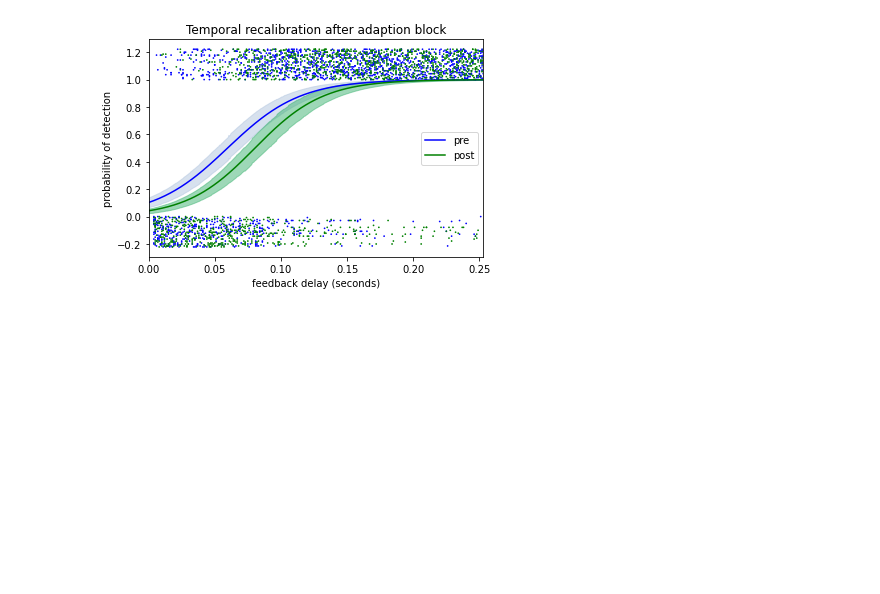
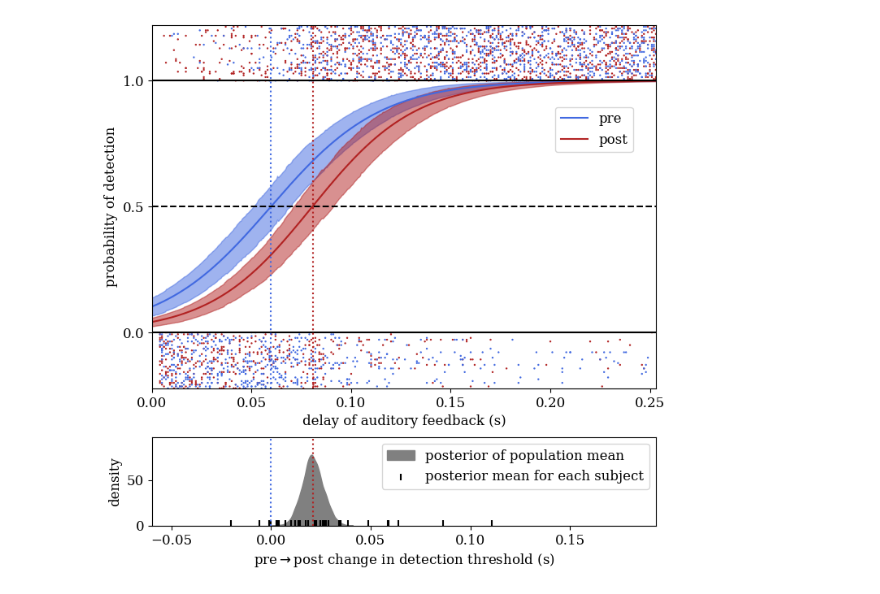
Before and after one commit to apex-lab/daf-analysis, a Jupyter notebook: delay-detection.ipynb, the cells around one changed output. Saved outputs shown, nothing was run; the diff lists cells and outputs as text; code cells hidden in the pictures; blank space fills up the shorter version.

Commit message:
brings multilevel modeling out of the stone age (e.g. stops using old theano as pymc backend) and generates more polished figure

```diff
--- a/delay-detection.ipynb
+++ b/delay-detection.ipynb
@@ -54,7 +59,7 @@ with model:
         sd_dist = pm.Exponential.dist(1),
         compute_corr = True
     )
-    offsets = tt.dot(chol, z).T # MVNormal draws, n_sub x n_param
+    offsets = pm.math.dot(chol, z).T # MVNormal draws, n_sub x n_param
     b0_sub = pm.Deterministic('b0_sub', b0 + offsets[:, 0])
     b1_sub = pm.Deterministic('b1_sub', b1 + offsets[:, 1])
     b2_sub = pm.Deterministic('b2_sub', b2 + offsets[:, 2])
@@ -67,9 +72,11 @@ with model:
 # %%
 with model:
     trace = pm.sample(
-        2000,
-        target_accept = 0.9,
-        random_seed = 1,
+        2500,
+        chains = 4,
+        cores = 4,
+        target_accept = 0.95,
+        random_seed = 0,
         return_inferencedata = True
     )
 # %% [output]
@@ -87,4 +95,4 @@ ax = az.plot_trace(trace, var_names = ['b0', 'b0_sub', 'b1', 'b1_sub', 'b2', 'b2
 # %%
-hdi_prob = .90
-az.hdi(trace, hdi_prob, var_names = ['p0', 'b0', 'b1', 'b2', 'b3'])
+hdi_prob = .95
+az.summary(trace, var_names = ['p0', 'b0', 'b1', 'b2', 'b3'], hdi_prob = hdi_prob)
 # %% [output]
@@ -132,27 +136,74 @@ x = np.stack([np.linspace(0, t_max, 500) for i in range(b0.shape[0])], axis = 1)
 p1 = expit(b0 + b1*x)
 p2 = expit((b0 + b2) + (b1 + b3)*x)
 # %%
-def plot_hdi(x, p, label, mean_col = 'blue', hdi_col = 'lightsteelblue'):
+def plot_hdi(x, p, label, mean_col = 'royalblue', hdi_col = 'royalblue', ax = None):
     m = p.mean(1)
-    hdi = az.hdi(p.T, hdi_prob)
-    plt.fill_between(x[:,0], hdi[:,0], hdi[:,1], color = hdi_col, alpha = .5)
-    plt.plot(x[:,0], m, color = mean_col, label = label)
+    hdi = az.hdi(p.T, .9)
+    ax.fill_between(x[:,0], hdi[:,0], hdi[:,1], color = hdi_col, alpha = .5)
+    ax.plot(x[:,0], m, color = mean_col, label = label)
 
-plot_hdi(x, p1, 'pre') # before adaption
-plot_hdi(x, p2, 'post', 'green', 'mediumseagreen') # after adaption
-col = np.where(events.trial_type.to_numpy() == 'random2', 'green', 'blue')
+fig = plt.figure(figsize = (8, 8))
+gs = gridspec.GridSpec(4, 1, hspace = .55)
+axs = [fig.add_subplot(gs[:3, 0]), fig.add_subplot(gs[-1, 0])]
+
+plot_hdi(x, p1, 'pre', ax = axs[0]) # before adaption
+plot_hdi(x, p2, 'post', 'firebrick', 'firebrick', ax = axs[0]) # after adaption
+col = np.where(events.trial_type.to_numpy() == 'random2', 'royalblue', 'firebrick')
 sub_off = 140
 off = np.where(events.detected_delay.to_numpy(), 0, -1 * (n_sub - 1)/sub_off)
 jitter = events.subject/sub_off + off # each subject gets their own row
-plt.scatter(events.delay, events.detected_delay + jitter, color = col, s = .5)
-plt.xlabel('feedback delay (seconds)')
-plt.ylabel('probability of detection')
-plt.legend(labels = ['pre', 'post'])
-plt.title('Temporal recalibration after adaption block')
-plt.xlim(0., t_max)
+axs[0].scatter(events.delay, events.detected_delay + jitter, color = col, s = .5)
+axs[0].set_xlabel('delay of auditory feedback (s)')
+axs[0].set_ylabel('probability of detection')
+axs[0].legend(loc = (.8, .65))
+axs[0].set_yticks([0., .5, 1.])
+axs[0].axhline(0, color = 'black')
+axs[0].axhline(1, color = 'black')
+axs[0].axhline(.5, color = 'black', linestyle = '--')
+axs[0].set_ylim(-jitter.max(), 1+jitter.max())
+
+b0 = trc['b0'].values
+b1 = trc['b1'].values
+b2 = trc['b2'].values
+b3 = trc['b3'].values
+jnd1 = (logit(1/2) - b0)/(b1)
+jnd2 = (logit(1/2) - b0 - b2)/(b1 + b3)
+delta = jnd2 - jnd1
+
+axs[0].set_xlim(0., t_max)
+axs[1].set_xlim(-jnd1.mean(), t_max - jnd1.mean())
+axs[0].axvline(jnd1.mean(), color = 'royalblue', linestyle = 'dotted')
+axs[1].axvline(0, color = 'royalblue', linestyle = 'dotted')
+axs[0].axvline(jnd2.mean(), color = 'firebrick', linestyle = 'dotted')
+axs[1].axvline(delta.mean(), color = 'firebrick', linestyle = 'dotted')
+grid, pdf = az.kde(delta)
+axs[1].fill_between(
+    grid, np.zeros_like(pdf), pdf,
+    color = 'grey', label = 'posterior of population mean'
+)
+axs[1].set_ylim(0, 1.25*pdf.max())
+axs[1].set_xlabel(r'pre$\rightarrow$post change in detection threshold (s)')
+axs[1].set_ylabel('density')
+
+b0 = trc['b0_sub'].values
+b1 = trc['b1_sub'].values
+b2 = trc['b2_sub'].values
+b3 = trc['b3_sub'].values
+jnd1 = (logit(1/2) - b0)/(b1)
+jnd2 = (logit(1/2) - b0 - b2)/(b1 + b3)
+delta = jnd2 - jnd1
+delta_sub = delta.mean(1)
+axs[1].scatter(
+    delta_sub, 2 + np.zeros_like(delta_sub),
+    marker = '|', color = 'black',
+    label = 'posterior mean for each subject'
+)
+axs[1].legend()
+
+plt.savefig(os.path.join('figures', 'jnd.jpeg'), dpi = 500, bbox_inches = 'tight')
 plt.show()
 # %% [output]
-[figure, old version]
+[figure, new version]
 # %%
 # how many subjects recalibrated?
 b2_sub = trc['b2_sub'].values
```
Also changed, not shown: parts of 11 cells of this notebook, 3 other files.
